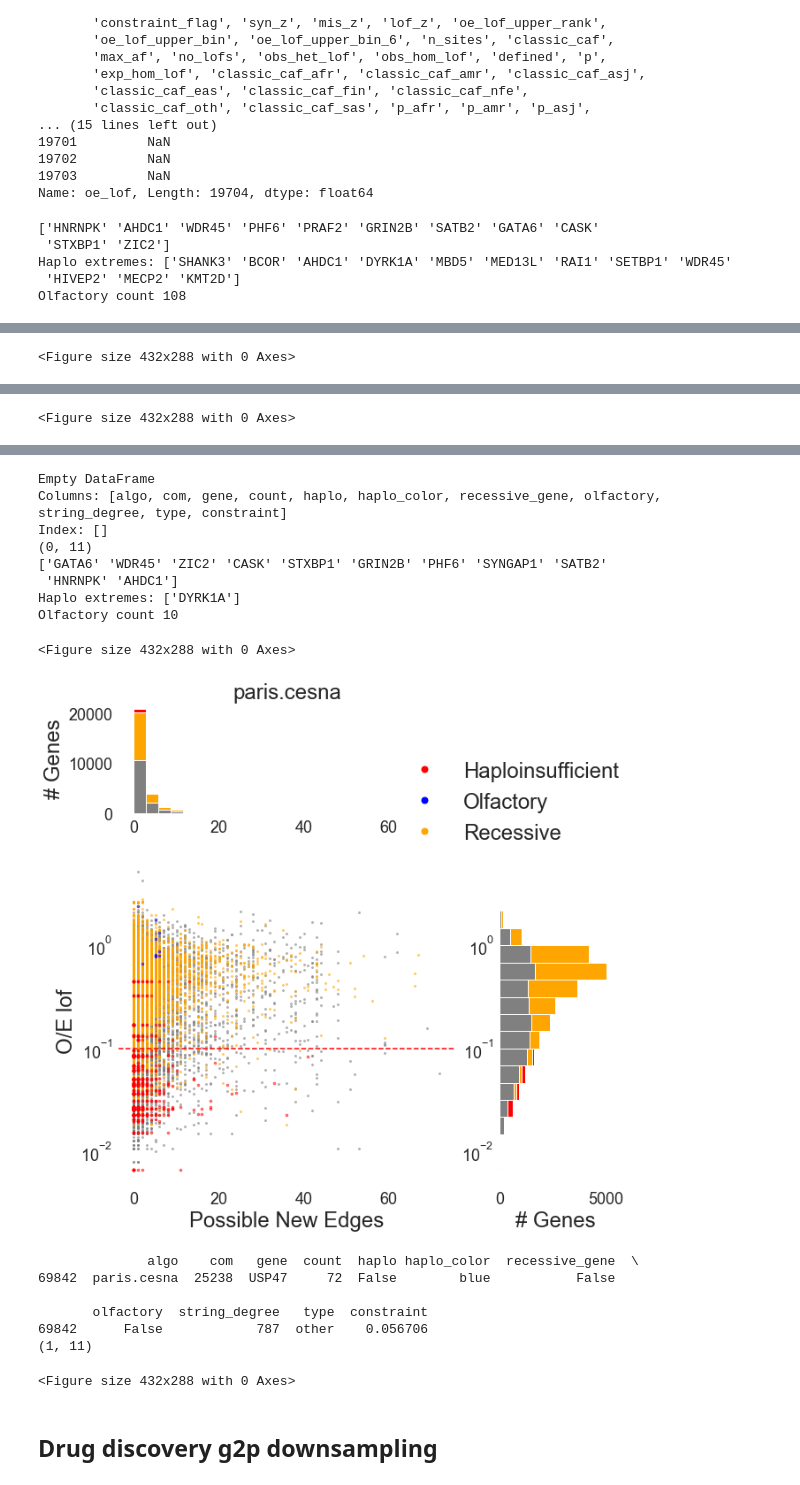
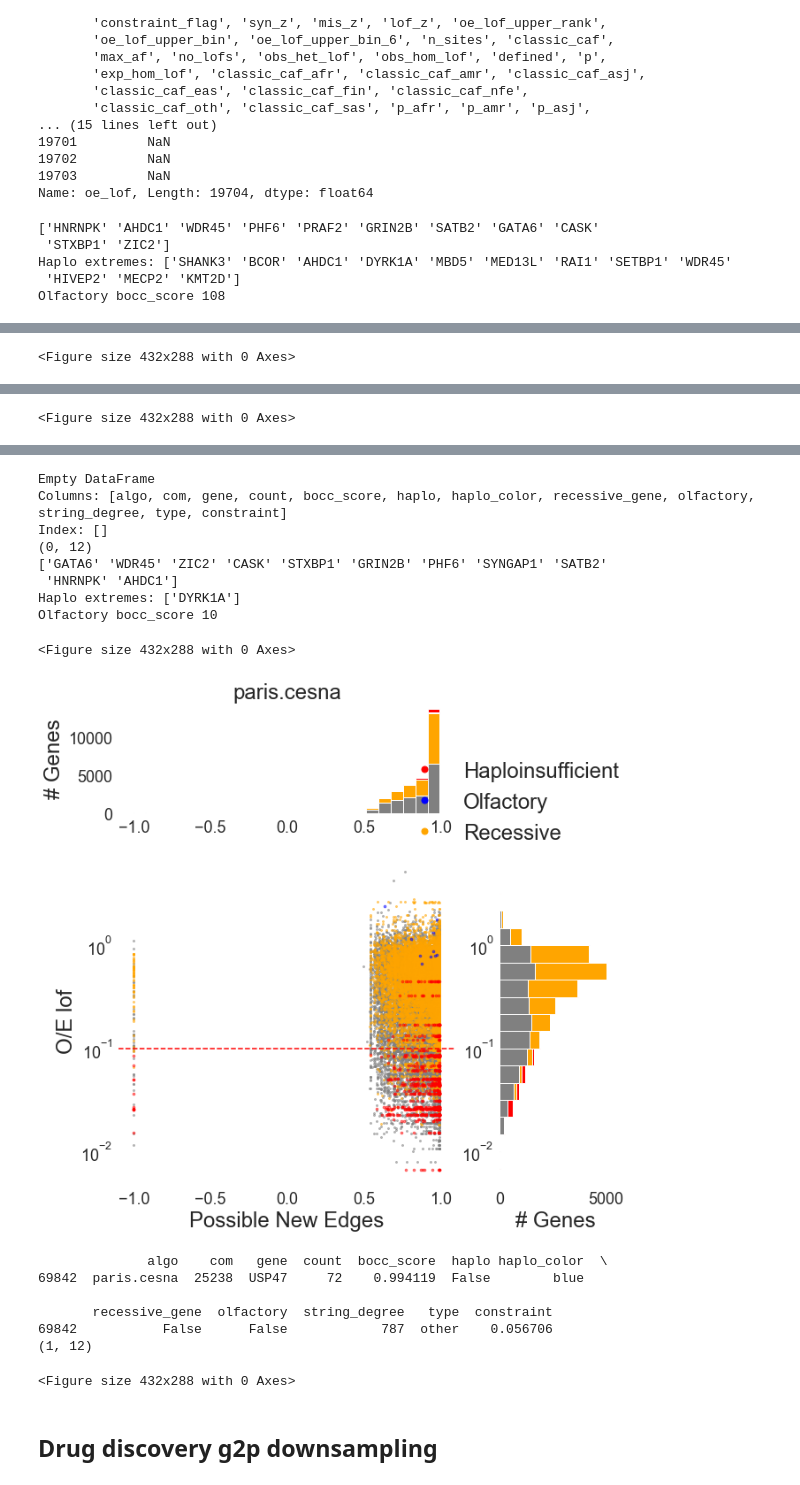
Before and after one commit to MSBradshaw/BOCC, a Jupyter notebook: Experiments/make_figures.ipynb, the cells around one changed output, grey strips where cells are left out. Drawn from its saved outputs; the diff is of its cells as text; code cells hidden in the pictures.

```diff
--- a/Experiments/make_figures.ipynb
+++ b/Experiments/make_figures.ipynb
@@ -202,8 +203,11 @@ for year in range(2019,2023):
         sub_type_value = int(sub[sub['type'] == t]['count'])
         next_sub_type_value = int(next_sub[next_sub['type'] == t]['count'])
         difference = next_sub_type_value - sub_type_value
-        print(difference)
+        percent_change = difference/sub_type_value
+#         print(year,t,percent_change)
+#         print(year,t,difference)
+#         print()
         yearly_changes['year'].append(year)
         yearly_changes['type'].append(t)
-        yearly_changes['change'].append(difference)
+        yearly_changes['change'].append(percent_change)
 yearly_change_df = pd.DataFrame(yearly_changes)
@@ -811,7 +911,7 @@ g21_genes = [ n for n in G21.nodes if 'HP:' not in n]
 string_degree = { g:len([x for x in G21.neighbors(g) if 'HP:' not in x]) for g in g21_genes}
 
 # for each gene count the number of possible new edges (number of HPOs in it's cluster it is not connected to)
-counts_dict = {'algo':[],'com':[],'gene':[],'count':[]}
+counts_dict = {'algo':[],'com':[],'gene':[],'count':[],'bocc_score':[]}
 for coms,name in zip(all_coms,all_names):
     for com in coms:
         genes = com.get_genes()
@@ -823,10 +923,16 @@ for coms,name in zip(all_coms,all_names):
             for h in hpos:
                 if not G21.has_edge(g,h):
                     count += 1
+            cluster_name = 'paris.cesna.2021:{}'.format(str(com.name))
+            if cluster_name in cluster_scores:
+                bocc_score = cluster_scores[cluster_name]
+            else:
+                bocc_score = -1
             counts_dict['algo'].append(name)
             counts_dict['com'].append(com.name)
             counts_dict['gene'].append(g)
             counts_dict['count'].append(count)
+            counts_dict['bocc_score'].append(bocc_score)
 counts_df = pd.DataFrame(counts_dict)
 counts_df['haplo'] = [ g in haplo_genes for g in counts_df['gene']]
 counts_df['haplo_color'] = ['red' if x else 'blue' for x in counts_df['haplo']]
@@ -923,14 +1029,14 @@ for i,algo in enumerate(all_names):
     sssh = subsub_H[subsub_H['constraint'] < .1]
     sssh = sssh[sssh['count'] > 40]
     print('Haplo extremes:', sssh['gene'].unique())
-    print('Olfactory count',subsub_olfactory.shape[0])
-    axes[1,0].scatter(subsub_not_H['count'],
+    print('Olfactory bocc_score',subsub_olfactory.shape[0])
+    axes[1,0].scatter(subsub_not_H['bocc_score'],
                       subsub_not_H['constraint'], c='grey', s=4,alpha=.5)
-    axes[1,0].scatter(subsub_recessive['count'],
+    axes[1,0].scatter(subsub_recessive['bocc_score'],
                       subsub_recessive['constraint'], c='orange', s=4,alpha=.5, label='Recessive')
-    axes[1,0].scatter(subsub_olfactory['count'],
+    axes[1,0].scatter(subsub_olfactory['bocc_score'],
                       subsub_olfactory['constraint'], c='blue', s=7,alpha=.5, label='Olfactory')
-    axes[1,0].scatter(subsub_H['count'],
+    axes[1,0].scatter(subsub_H['bocc_score'],
                       subsub_H['constraint'], c='red', s=7,alpha=.5,label='Haploinsufficient')
 #     axes[1,0].legend()
     axes[1,0].set_yscale('log')
@@ -948,10 +1054,10 @@ for i,algo in enumerate(all_names):
     axes[1,1].set_yscale('log')
     axes[1,1].set_ylim(axes[1,0].get_ylim())
 #     axes[0,0].hist(sub['count'],orientation='vertical',bins=25)
-    axes[0,0].hist([subsub_not_H['count'],
-                    subsub_recessive['count'],
-                    subsub_olfactory['count'],
-                    subsub_H['count']],
+    axes[0,0].hist([subsub_not_H['bocc_score'],
+                    subsub_recessive['bocc_score'],
+                    subsub_olfactory['bocc_score'],
+                    subsub_H['bocc_score']],
                    orientation='vertical',
                    bins=25,
                    label=['Other','Recessive','Olfactory','Haploinsufficient'],
@@ -1003,4 +1109,4 @@ for i,algo in enumerate(all_names):
  'STXBP1' 'ZIC2']
 Haplo extremes: ['SHANK3' 'BCOR' 'AHDC1' 'DYRK1A' 'MBD5' 'MED13L' 'RAI1' 'SETBP1' 'WDR45'
  'HIVEP2' 'MECP2' 'KMT2D']
-Olfactory count 108
+Olfactory bocc_score 108
@@ -1040,19 +1146,19 @@ Olfactory count 114
 Empty DataFrame
-Columns: [algo, com, gene, count, haplo, haplo_color, recessive_gene, olfactory, string_degree, type, constraint]
+Columns: [algo, com, gene, count, bocc_score, haplo, haplo_color, recessive_gene, olfactory, string_degree, type, constraint]
 Index: []
-(0, 11)
+(0, 12)
 ['GATA6' 'WDR45' 'ZIC2' 'CASK' 'STXBP1' 'GRIN2B' 'PHF6' 'SYNGAP1' 'SATB2'
  'HNRNPK' 'AHDC1']
 Haplo extremes: ['DYRK1A']
-Olfactory count 10
+Olfactory bocc_score 10
 <Figure size 432x288 with 0 Axes>
-[figure, old version]
+[figure, new version]
-              algo    com   gene  count  haplo haplo_color  recessive_gene  \
-69842  paris.cesna  25238  USP47     72  False        blue           False
+              algo    com   gene  count  bocc_score  haplo haplo_color  \
+69842  paris.cesna  25238  USP47     72    0.994119  False        blue
 
-       olfactory  string_degree   type  constraint
-69842      False            787  other    0.056706
-(1, 11)
+       recessive_gene  olfactory  string_degree   type  constraint
+69842           False      False            787  other    0.056706
+(1, 12)
 <Figure size 432x288 with 0 Axes>
 # %%
 fig_files = ['../PublicationFigures/constraint_vs_new_edges.stacked.paris.greedy.png',
```
Also changed, not shown: parts of 23 cells of this notebook, 1 other file.
